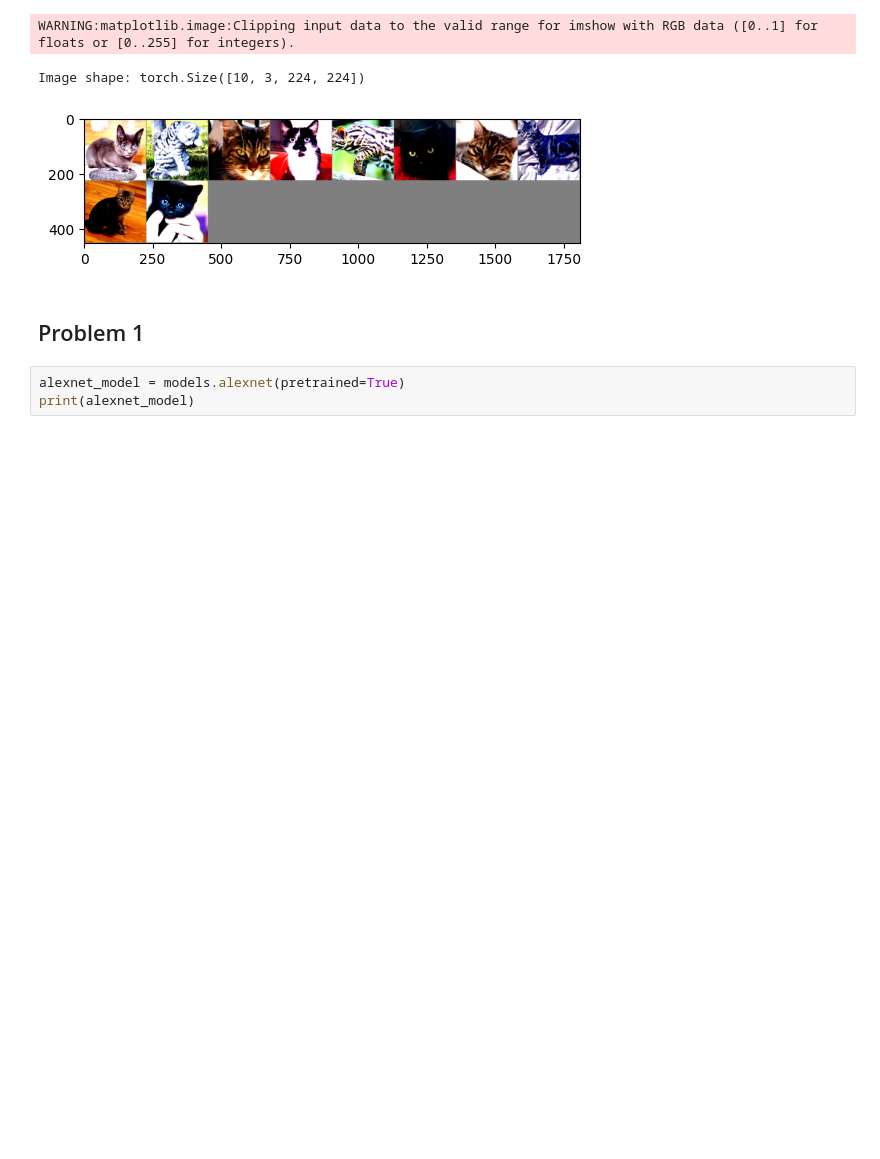
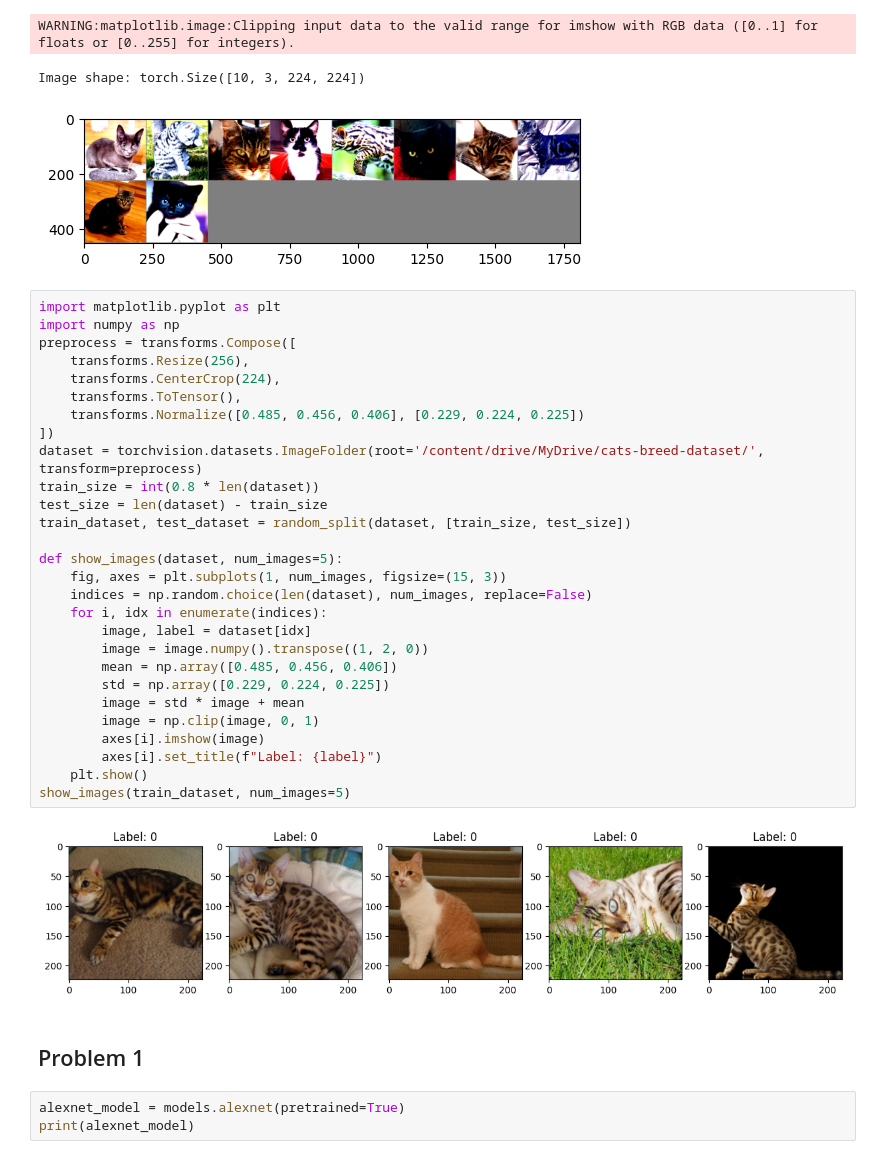
Before and after one commit to ethanmarshallanalytics/Deep-Learning-and-Neural-Networks, a Jupyter notebook: MATH_6373_Homework_5_Transfer_Learning.ipynb, the cells around one changed output. Cells and saved outputs as stored; diff of their text form; blank space fills up the shorter version.

Commit message:
making sure I imported correctly

```diff
--- a/MATH_6373_Homework_5_Transfer_Learning.ipynb
+++ b/MATH_6373_Homework_5_Transfer_Learning.ipynb
@@ -63,6 +63,36 @@ for images, labels in trainloader:
 WARNING:matplotlib.image:Clipping input data to the valid range for imshow with RGB data ([0..1] for floats or [0..255] for integers).
 Image shape: torch.Size([10, 3, 224, 224])
 [figure]
+# %%
+import matplotlib.pyplot as plt
+import numpy as np
+preprocess = transforms.Compose([
+    transforms.Resize(256),
+    transforms.CenterCrop(224),
+    transforms.ToTensor(),
+    transforms.Normalize([0.485, 0.456, 0.406], [0.229, 0.224, 0.225])
+])
+dataset = torchvision.datasets.ImageFolder(root='/content/drive/MyDrive/cats-breed-dataset/', transform=preprocess)
+train_size = int(0.8 * len(dataset))
+test_size = len(dataset) - train_size
+train_dataset, test_dataset = random_split(dataset, [train_size, test_size])
+
+def show_images(dataset, num_images=5):
+    fig, axes = plt.subplots(1, num_images, figsize=(15, 3))
+    indices = np.random.choice(len(dataset), num_images, replace=False)
+    for i, idx in enumerate(indices):
+        image, label = dataset[idx]
+        image = image.numpy().transpose((1, 2, 0))
+        mean = np.array([0.485, 0.456, 0.406])
+        std = np.array([0.229, 0.224, 0.225])
+        image = std * image + mean
+        image = np.clip(image, 0, 1)
+        axes[i].imshow(image)
+        axes[i].set_title(f"Label: {label}")
+    plt.show()
+show_images(train_dataset, num_images=5)
+# %% [output]
+[figure, added]
 # %% [markdown]
 ## Problem 1
 # %%
```
